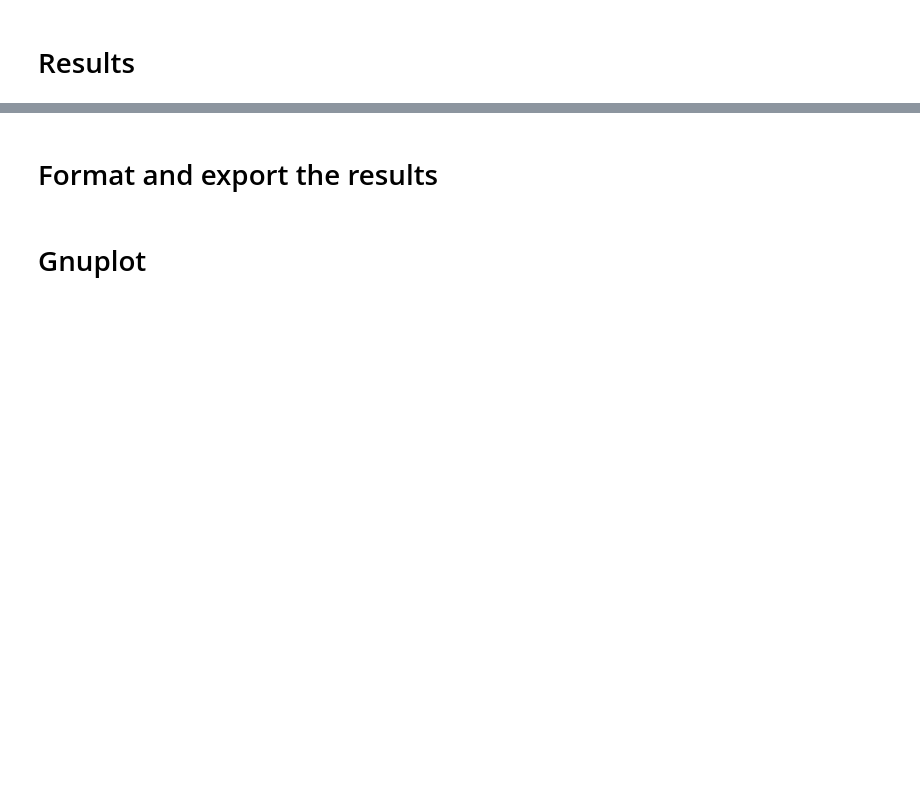
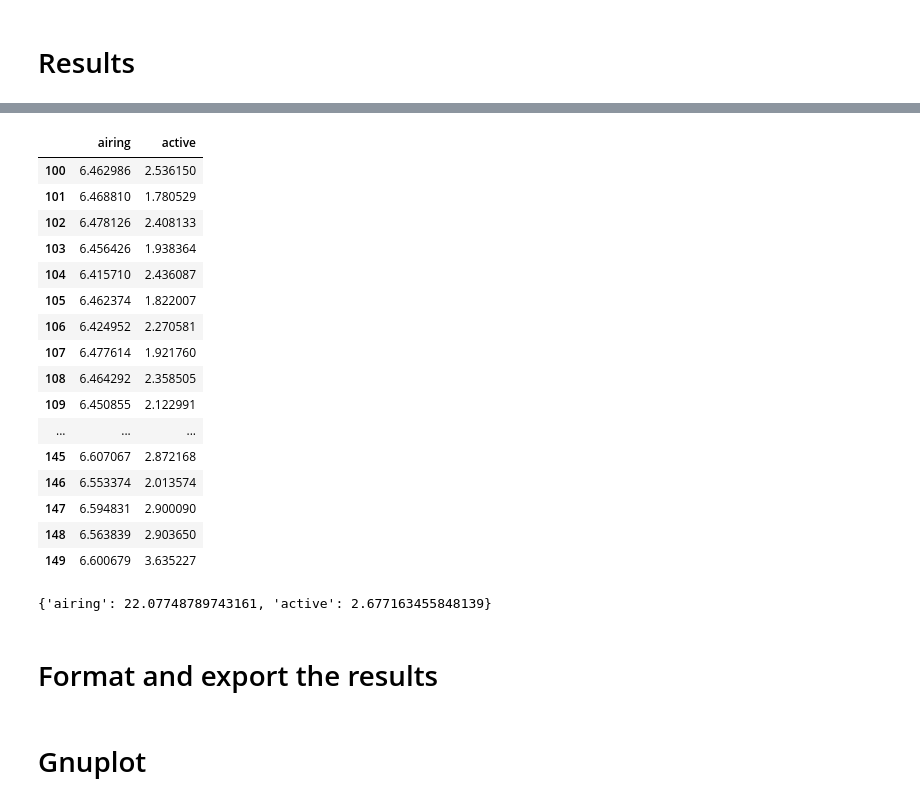
Before and after one commit to PrinzAndreas/ModellingProgramming, a Jupyter notebook: ModelDescriptions/RoomModelPython/main.ipynb, the cells around one changed output, grey strips where cells are left out. Cells and saved outputs as stored; diff of their text form; code cells hidden in the pictures; blank space fills up the shorter version.

```diff
--- a/ModelDescriptions/RoomModelPython/main.ipynb
+++ b/ModelDescriptions/RoomModelPython/main.ipynb
@@ -50,3 +90,30 @@ if results is not None:
+# %%
+from itertools import zip_longest
+keys, values = zip(*fsm.time_logs.items())
+x = pd.DataFrame(list(zip_longest(*values)), columns=keys)
+((x / TimeUnits.hour) % 24).iloc[100:150]
+# %% [output]
+|  | airing | active |
+| 100 | 6.462986 | 2.536150 |
+| 101 | 6.468810 | 1.780529 |
+| 102 | 6.478126 | 2.408133 |
+| 103 | 6.456426 | 1.938364 |
+| 104 | 6.415710 | 2.436087 |
+| 105 | 6.462374 | 1.822007 |
+| 106 | 6.424952 | 2.270581 |
+| 107 | 6.477614 | 1.921760 |
+| 108 | 6.464292 | 2.358505 |
+| 109 | 6.450855 | 2.122991 |
+| ... | ... | ... |
+| 145 | 6.607067 | 2.872168 |
+| 146 | 6.553374 | 2.013574 |
+| 147 | 6.594831 | 2.900090 |
+| 148 | 6.563839 | 2.903650 |
+| 149 | 6.600679 | 3.635227 |
+# %%
+{k:((v['at']/TimeUnits.hour) % 24) for k, v in fsm.at_rand.items()}
+# %% [output]
+{'airing': 22.07748789743161, 'active': 2.677163455848139}
 # %% [markdown]
 # Format and export the results
 # %%
```
Also changed, not shown: parts of 10 cells of this notebook, 14 other files.
